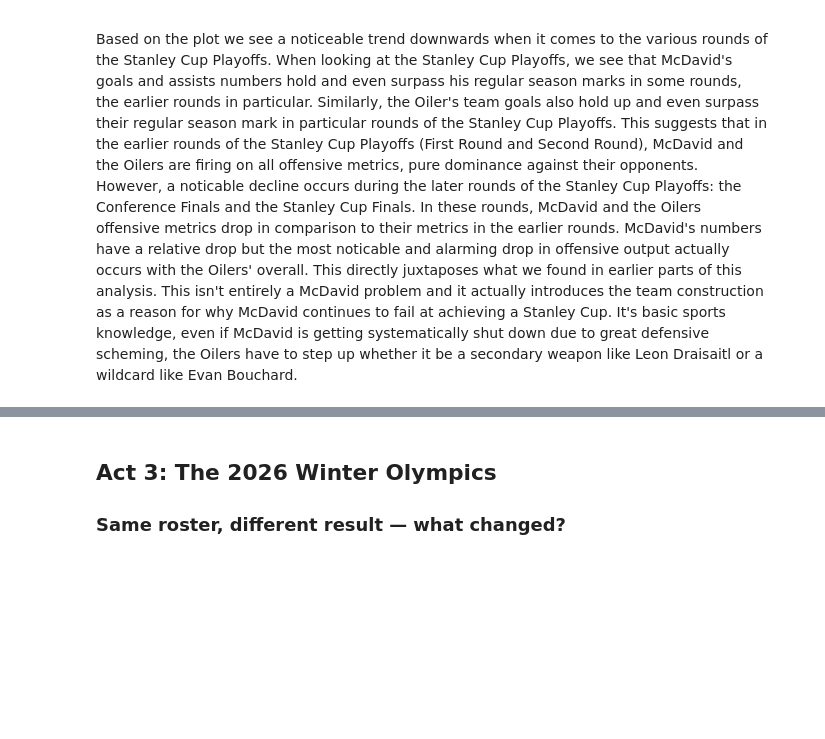
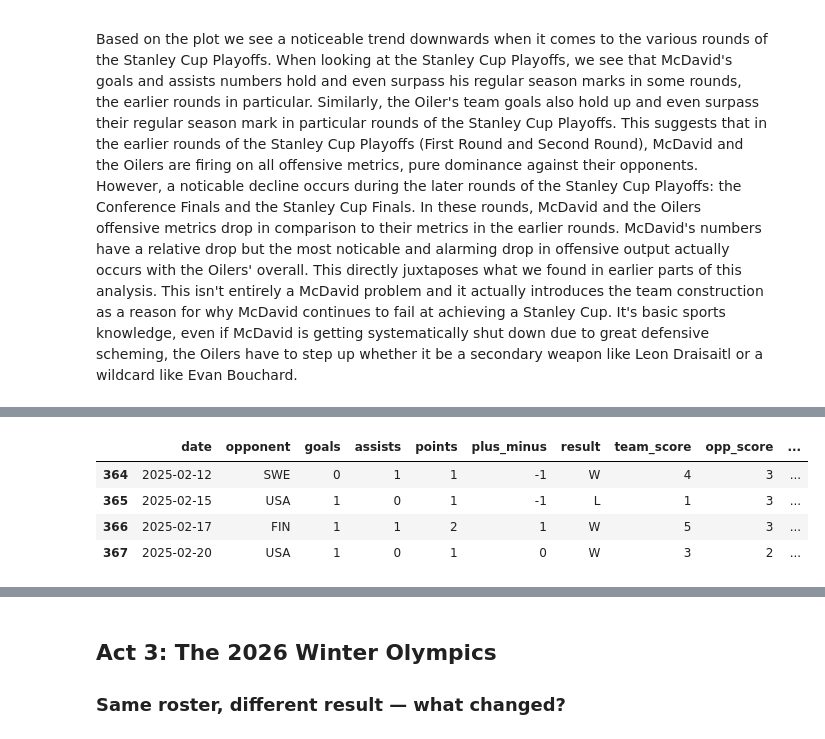
Before and after one commit to KylanHuynh7/Variance97, a Jupyter notebook: notebooks/01_data_loading_and_exploration.ipynb, the cells around one changed output, grey strips where cells are left out. Drawn from its saved outputs; the diff is of its cells as text; code cells hidden in the pictures; blank space fills up the shorter version.

```diff
--- a/notebooks/01_data_loading_and_exploration.ipynb
+++ b/notebooks/01_data_loading_and_exploration.ipynb
@@ -329,0 +340,11 @@ Based on the plot we see a noticeable trend downwards when it comes to the vario
+# %%
+fnf_df = mcdavid_df[mcdavid_df['game_context'].str.contains('four_nations')]
+fnf_df[['date', 'opponent', 'goals', 'assists', 'points',
+        'plus_minus', 'result', 'team_score', 'opp_score',
+        'game_context']].sort_values('date')
+# %% [output]
+|  | date | opponent | goals | assists | points | plus_minus | result | team_score | opp_score | ... |
+| 364 | 2025-02-12 | SWE | 0 | 1 | 1 | -1 | W | 4 | 3 | ... |
+| 365 | 2025-02-15 | USA | 1 | 0 | 1 | -1 | L | 1 | 3 | ... |
+| 366 | 2025-02-17 | FIN | 1 | 1 | 2 | 1 | W | 5 | 3 | ... |
+| 367 | 2025-02-20 | USA | 1 | 0 | 1 | 0 | W | 3 | 2 | ... |
```
Also changed, not shown: parts of 4 cells of this notebook.
